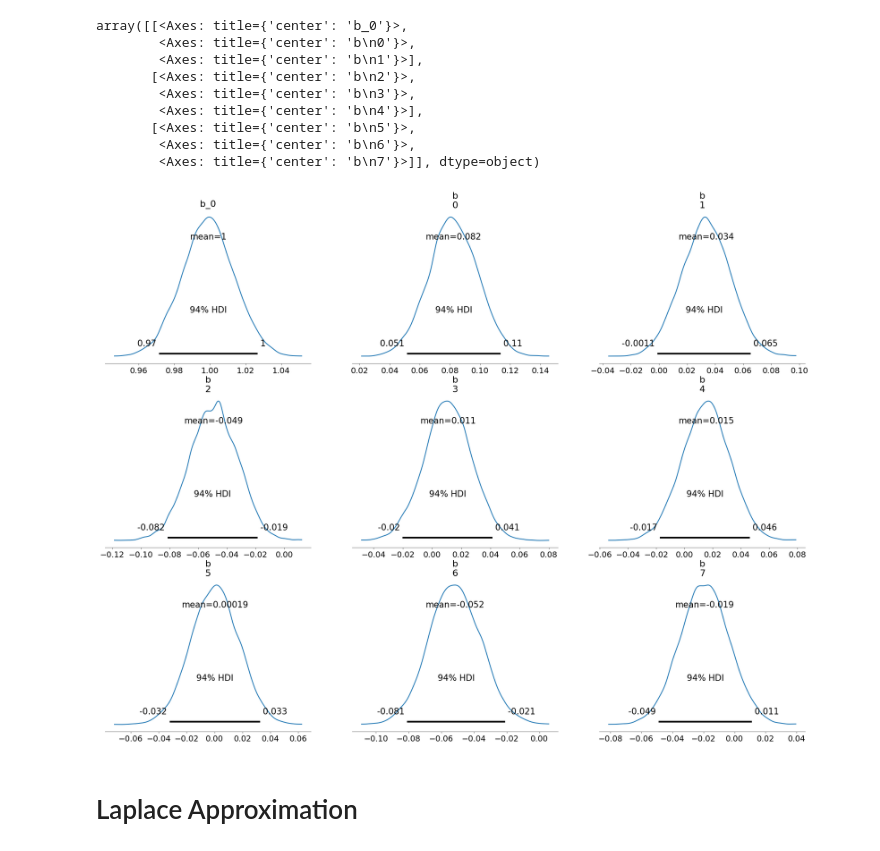
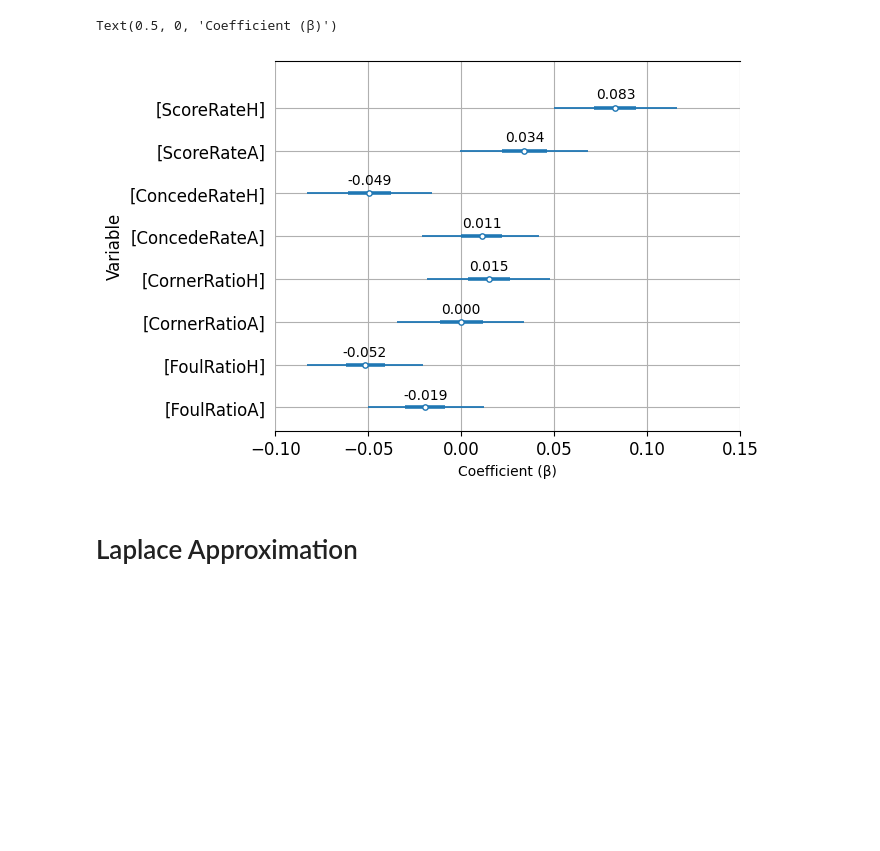
Before and after one commit to MatejVre/Bayesian_Inference, a Jupyter notebook: bayesian_inference.ipynb, the cells around one changed output. Drawn from its saved outputs; the diff is of its cells as text; code cells hidden in the pictures; blank space fills up the shorter version.

Commit message:
Starting visualization. Would it make more sense to plot already exponentiated values?

```diff
--- a/bayesian_inference.ipynb
+++ b/bayesian_inference.ipynb
@@ -71,15 +24,19 @@ y_test = test["GoalsScored"].to_numpy()
 
 scaler = StandardScaler()
 X_train = scaler.fit_transform(X_train)
+X_train = np.column_stack((X_train, np.ones(X_train.shape[0])))
 # %%
-with pm.Model() as poisson_model:
+names = [col[2:] for col in df.columns if col != "GoalsScored"]
+names.append("Intercept")
 
-    b_0 = Normal("b_0", 0, sigma=5)
-    b = Normal("b", 0, sigma=5, shape=X_train.shape[1])
-    lambda_ = pm.math.exp(b_0 + pm.math.dot(X_train, b))
+with pm.Model(coords={"b": names}) as poisson_model:
+
+    # b_0 = Normal("b_0", 0, sigma=5)
+    b = Normal("b_", 0, sigma=10, shape=X_train.shape[1], dims=["b"])
+    lambda_ = pm.math.exp(pm.math.dot(X_train, b))
 
     y_obs = pm.Poisson("y_obs", mu=lambda_, observed=y_train)
 
-    idata = sample(3000)
+    idata = sample(3000, return_inferencedata=True)
 # %% [output]
 Initializing NUTS using jitter+adapt_diag...
@@ -103,16 +49,42 @@ array([[<Axes: title={'center': 'b_0'}>, <Axes: title={'center': 'b_0'}>],
-# %%
-az.plot_posterior(idata)
-# %% [output]
-array([[<Axes: title={'center': 'b_0'}>,
-        <Axes: title={'center': 'b\n0'}>,
-        <Axes: title={'center': 'b\n1'}>],
-       [<Axes: title={'center': 'b\n2'}>,
-        <Axes: title={'center': 'b\n3'}>,
-        <Axes: title={'center': 'b\n4'}>],
-       [<Axes: title={'center': 'b\n5'}>,
-        <Axes: title={'center': 'b\n6'}>,
-        <Axes: title={'center': 'b\n7'}>]], dtype=object)
-[figure, removed]
+# %%
+import arviz.labels as azl
+
+excluded_names = [n for n in names if n != "Intercept"]
+labeller = azl.MapLabeller(var_name_map={"b_": ""})
+
+summary = az.summary(idata, hdi_prob=0.95)
+
+# Drop intercept row by name or index (assuming it's last)
+summary_trimmed = summary.iloc[:-1]
+
+ax = az.plot_forest(
+    idata,
+    var_names=["b_"],
+    combined=True,
+    coords={"b": excluded_names},
+    hdi_prob=0.95,
+    labeller=labeller,
+    textsize=12,
+)
+means = summary_trimmed["mean"].values
+y_pos = np.arange(len(means))
+
+for i, mean in enumerate(reversed(means)):
+    ax[0].text(mean, 0.1 + i + (-i*0.17), f"{mean:.3f}", ha='center', va='bottom', fontsize=10, color='black')
+
+
+ax[0].grid(True, axis='both')
+ax[0].set_ylabel("Variable", size=12)
+ax[0].set_title(None)
+ax[0].set_xlim(-0.1, 0.15)
+
+# Set ticks at intervals of 0.05 within that range
+ticks = np.arange(-0.1, 0.16, 0.05)
+ax[0].set_xticks(ticks)
+ax[0].set_xlabel("Coefficient (β)", size=12)
+# %% [output]
+Text(0.5, 0, 'Coefficient (β)')
+[figure, added]
 # %% [markdown]
 # Laplace Approximation
 # %%
```
Also changed, not shown: parts of 12 cells of this notebook.
